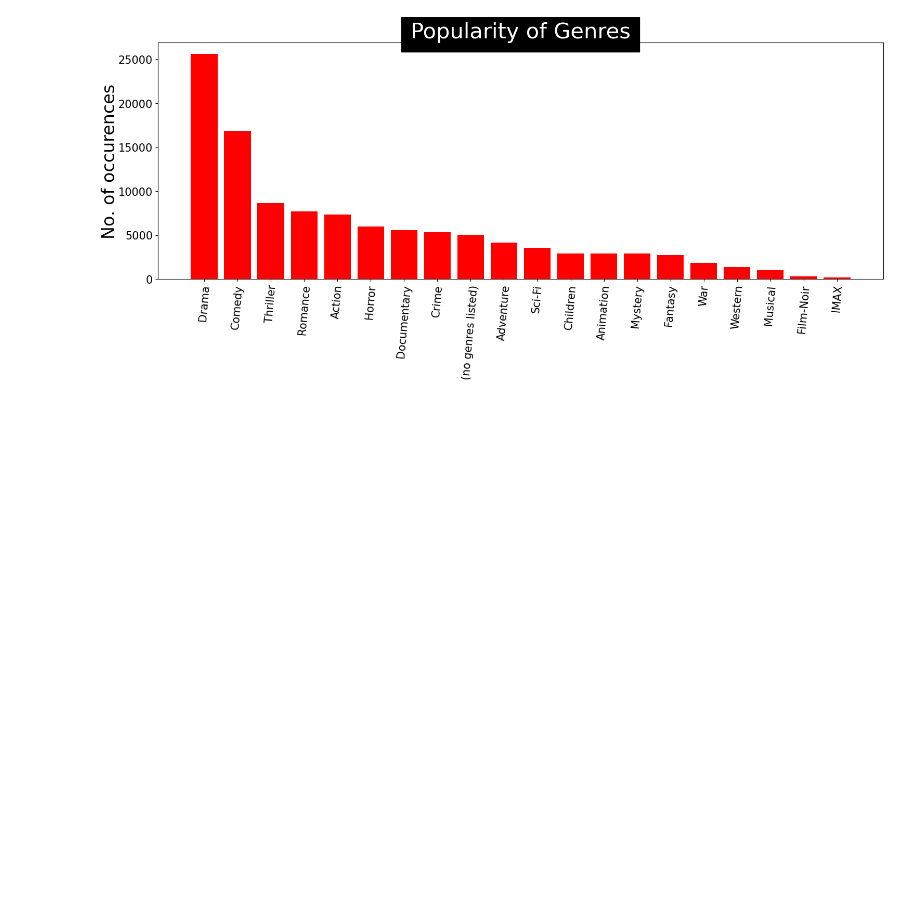
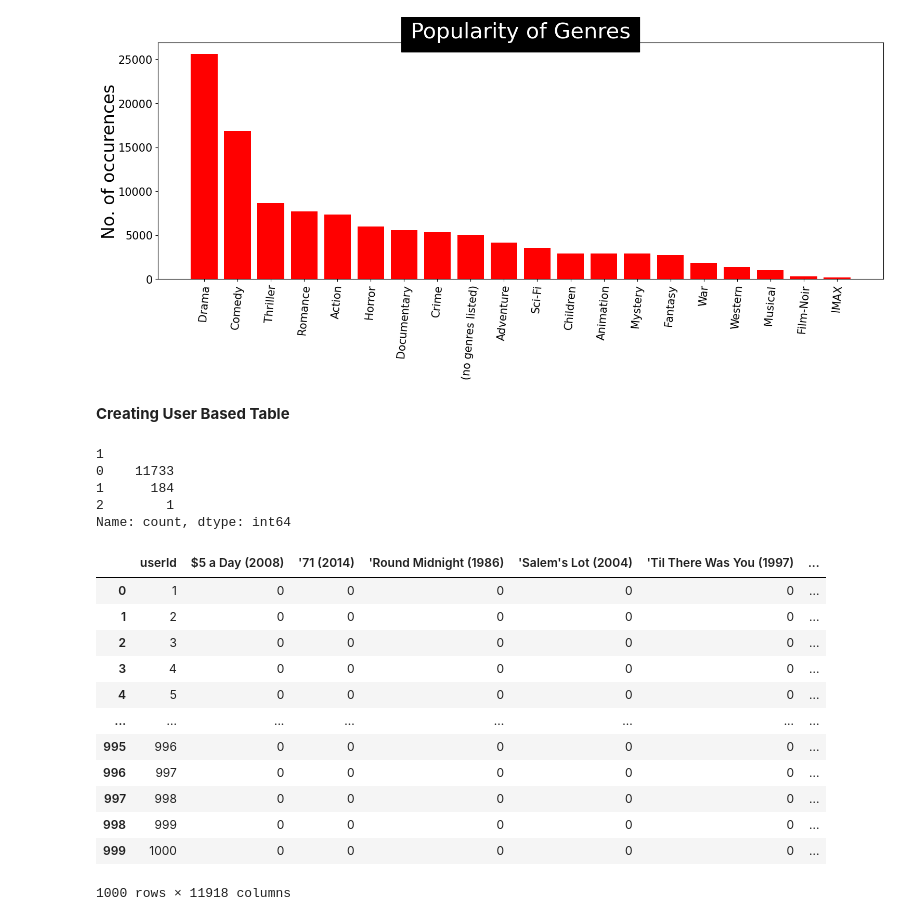
Before and after one commit to mustafabayrak0/Movie-Recommendation-System, a Jupyter notebook: analysis-of-movielens-analysis.ipynb, the cells around one changed output. Saved outputs shown, nothing was run; the diff lists cells and outputs as text; code cells hidden in the pictures; blank space fills up the shorter version.

```diff
--- a/analysis-of-movielens-analysis.ipynb
+++ b/analysis-of-movielens-analysis.ipynb
@@ -346,3 +351,41 @@ plt.title("Popularity of Genres",bbox={'facecolor':'k', 'pad':5},color='w',fonts
 plt.show()
 # %% [output]
 [figure]
+# %% [markdown]
+**Creating User Based Table**
+# %%
+# Group movies_data_ratings_data by userId and create a new column called watched_movies which contains name of all movies watched by the user
+movie_data_ratings_data_grouped_by_userId = movie_data_ratings_data.groupby("userId")
+movie_data_ratings_data_grouped_by_userId = movie_data_ratings_data_grouped_by_userId["title"].apply(list).reset_index(name="watched_movies")
+movie_data_ratings_data_grouped_by_userId.head()
+# Create a new dataframe which contains encoded watched_movies column
+from sklearn.preprocessing import MultiLabelBinarizer
+mlb = MultiLabelBinarizer()
+movie_data_ratings_data_grouped_by_userId = movie_data_ratings_data_grouped_by_userId.iloc[:1000] # to reduce the size of dataframe to 1000 rows
+movie_data_ratings_data_encoded = movie_data_ratings_data_grouped_by_userId.join(pd.DataFrame(mlb.fit_transform(movie_data_ratings_data_grouped_by_userId.pop('watched_movies')),
+                          columns=mlb.classes_,
+                          index=movie_data_ratings_data_grouped_by_userId.index))
+# %%
+movie_data_ratings_data_encoded.iloc[1].value_counts()
+# %% [output]
+1
+0    11733
+1      184
+2        1
+Name: count, dtype: int64
+# %%
+movie_data_ratings_data_encoded
+# %% [output]
+|  | userId | $5 a Day (2008) | '71 (2014) | 'Round Midnight (1986) | 'Salem's Lot (2004) | 'Til There Was You (1997) | ... |
+| 0 | 1 | 0 | 0 | 0 | 0 | 0 | ... |
+| 1 | 2 | 0 | 0 | 0 | 0 | 0 | ... |
+| 2 | 3 | 0 | 0 | 0 | 0 | 0 | ... |
+| 3 | 4 | 0 | 0 | 0 | 0 | 0 | ... |
+| 4 | 5 | 0 | 0 | 0 | 0 | 0 | ... |
+| ... | ... | ... | ... | ... | ... | ... | ... |
+| 995 | 996 | 0 | 0 | 0 | 0 | 0 | ... |
+| 996 | 997 | 0 | 0 | 0 | 0 | 0 | ... |
+| 997 | 998 | 0 | 0 | 0 | 0 | 0 | ... |
+| 998 | 999 | 0 | 0 | 0 | 0 | 0 | ... |
+| 999 | 1000 | 0 | 0 | 0 | 0 | 0 | ... |
+1000 rows × 11918 columns
```
Also changed, not shown: parts of 6 cells of this notebook.
